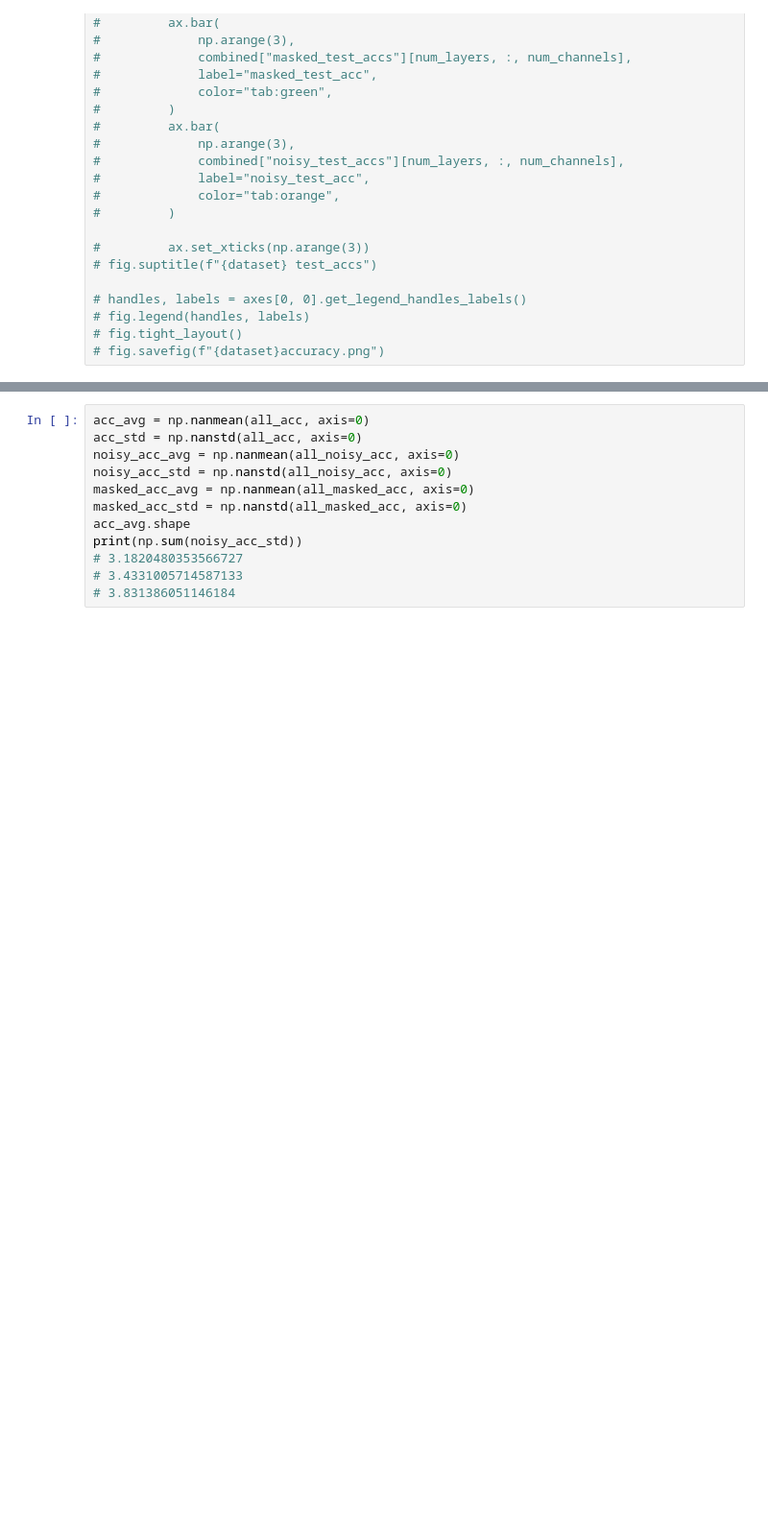
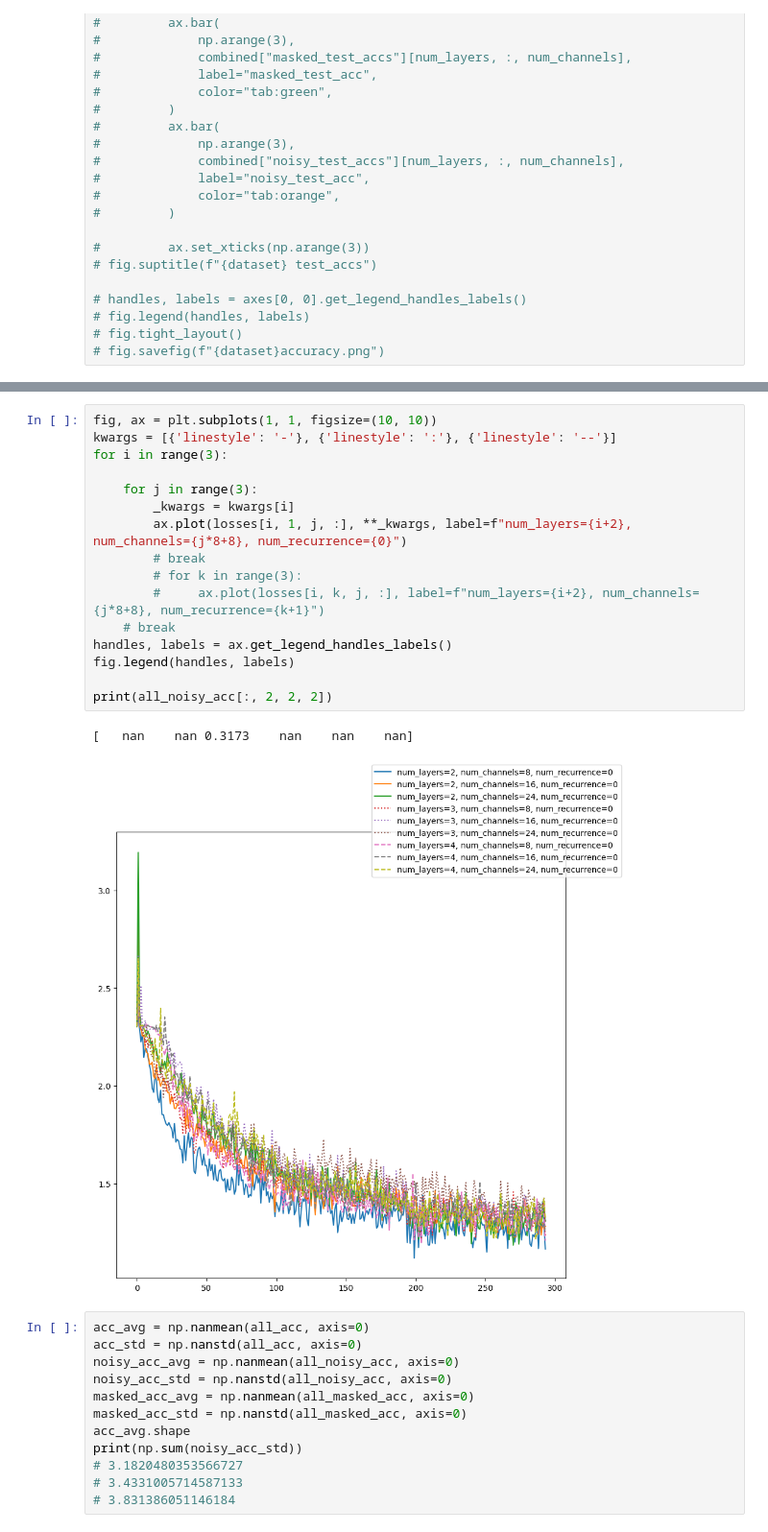
Before and after one commit to jacobyeung/recurrent-vision, a Jupyter notebook: analysis_jacob.ipynb, the cells around one changed output, grey strips where cells are left out. Shown: that part at 96% size. Cells and saved outputs as stored; diff of their text form; blank space fills up the shorter version.

```diff
--- a/analysis_jacob.ipynb
+++ b/analysis_jacob.ipynb
@@ -85,3 +121,22 @@ Num nans removed: 38
+# %%
+fig, ax = plt.subplots(1, 1, figsize=(10, 10))
+kwargs = [{'linestyle': '-'}, {'linestyle': ':'}, {'linestyle': '--'}]
+for i in range(3):
+
+    for j in range(3):
+        _kwargs = kwargs[i]
+        ax.plot(losses[i, 1, j, :], **_kwargs, label=f"num_layers={i+2}, num_channels={j*8+8}, num_recurrence={0}")
+        # break
+        # for k in range(3):
+        #     ax.plot(losses[i, k, j, :], label=f"num_layers={i+2}, num_channels={j*8+8}, num_recurrence={k+1}")
+    # break
+handles, labels = ax.get_legend_handles_labels()
+fig.legend(handles, labels)
+
+print(all_noisy_acc[:, 2, 2, 2])
+# %% [output]
+[   nan    nan 0.3173    nan    nan    nan]
+[figure, added]
 # %%
 acc_avg = np.nanmean(all_acc, axis=0)
 acc_std = np.nanstd(all_acc, axis=0)
```
Also changed, not shown: parts of 6 cells of this notebook.
